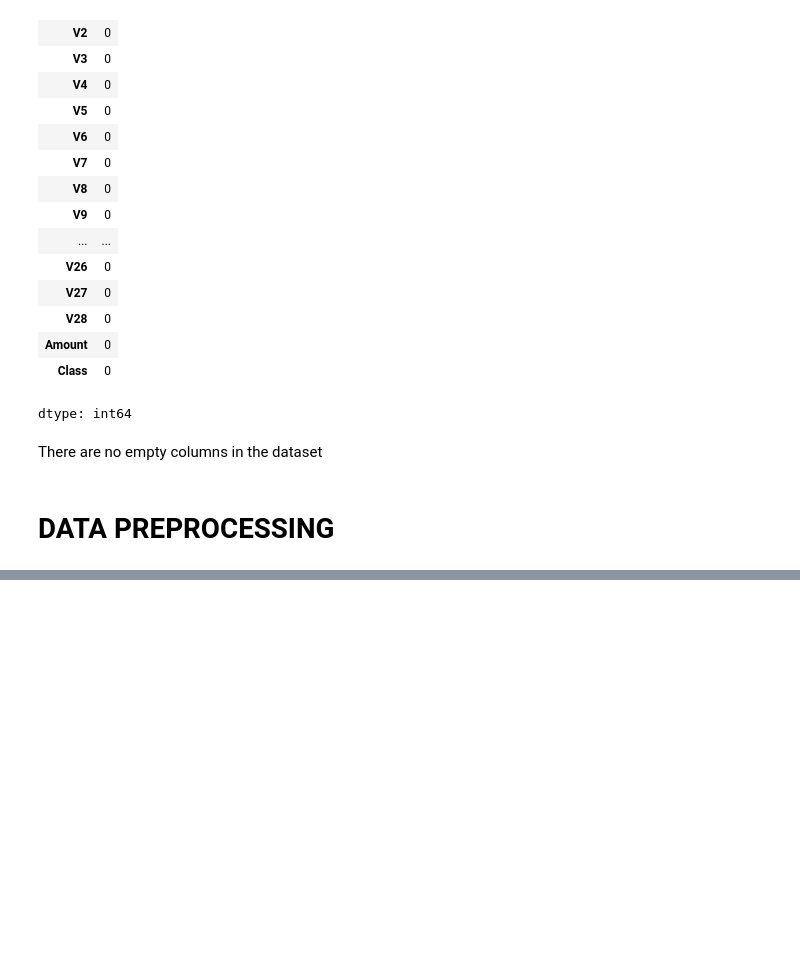
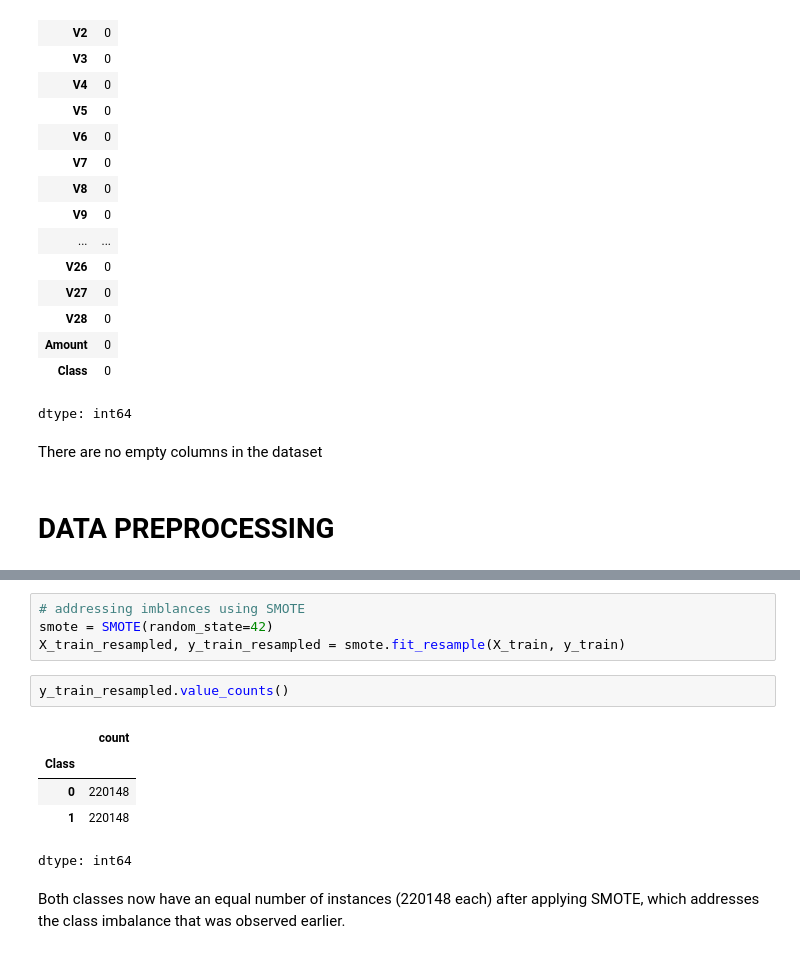
Before and after one commit to Kwasi-Dankwa/credit-card-fraud-ml, a Jupyter notebook: fraud.ipynb, the cells around one changed output, grey strips where cells are left out. Cells and saved outputs as stored; diff of their text form; blank space fills up the shorter version.

```diff
--- a/fraud.ipynb
+++ b/fraud.ipynb
@@ -140,0 +203,14 @@ There are no empty columns in the dataset
+# %%
+# addressing imblances using SMOTE
+smote = SMOTE(random_state=42)
+X_train_resampled, y_train_resampled = smote.fit_resample(X_train, y_train)
+# %%
+y_train_resampled.value_counts()
+# %% [output]
+|  | count |
+| Class |  |
+| 0 | 220148 |
+| 1 | 220148 |
+dtype: int64
+# %% [markdown]
+Both classes now have an equal number of instances (220148 each) after applying SMOTE, which addresses the class imbalance that was observed earlier.
```
Also changed, not shown: parts of 17 cells of this notebook.
